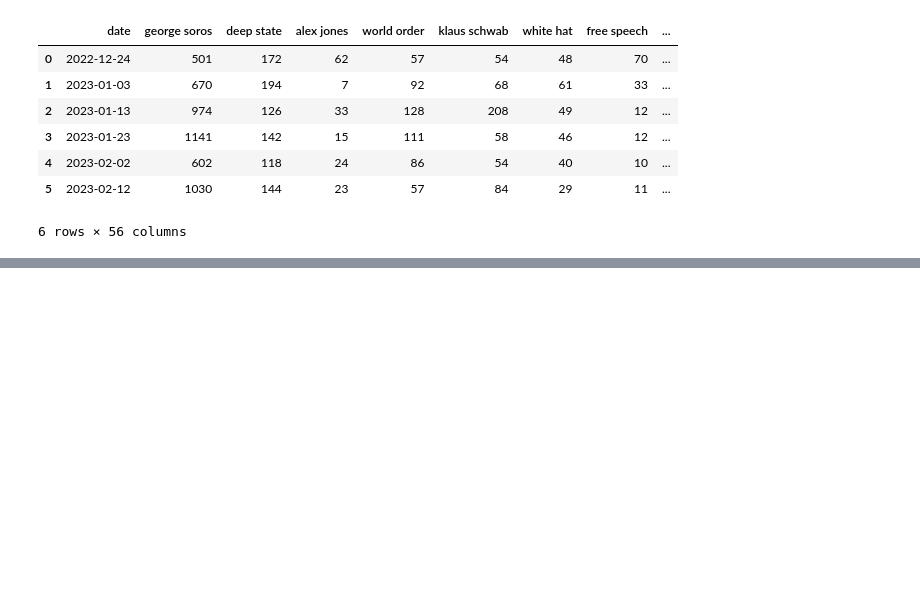
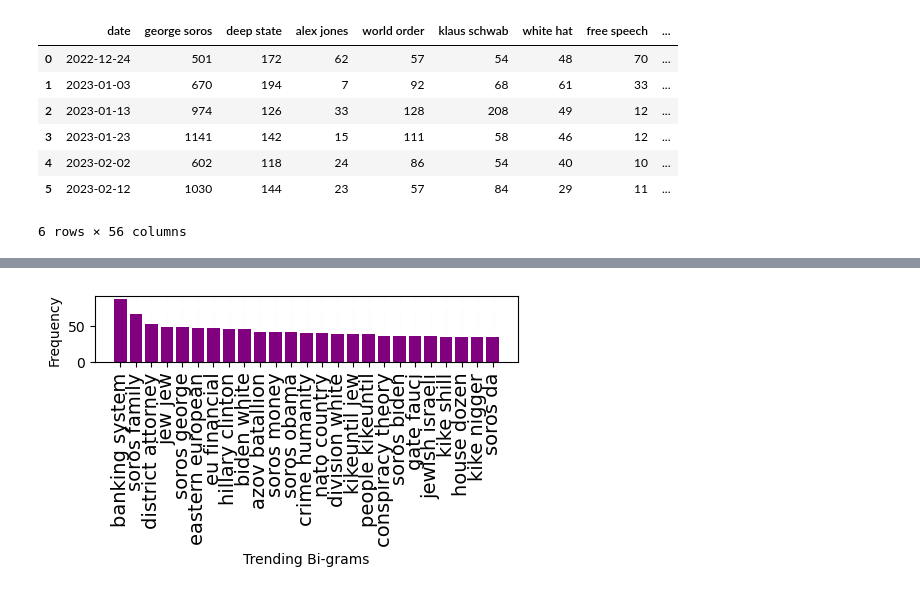
Before and after one commit to dhanushk66/Monitoring-and-Extracting-Antisemitic-Terms, a Jupyter notebook: Extracting and Monitoring antisemetism coded terms.ipynb, the cells around one changed output, grey strips where cells are left out. Cells and saved outputs as stored; diff of their text form; code cells hidden in the pictures; blank space fills up the shorter version.

```diff
--- a/Extracting and Monitoring antisemetism coded terms.ipynb
+++ b/Extracting and Monitoring antisemetism coded terms.ipynb
@@ -490,0 +526,6 @@ pd.DataFrame(new).to_csv("bigrams_Antisemitism_terms.csv")
+# %%
+df_4  = pd.read_csv('Important_terms 4.csv')
+df_4 = df_4[75:101]
+trending(df_4,4)
+# %% [output]
+[figure, added]
```
Also changed, not shown: parts of 18 cells of this notebook, 8 other files.
